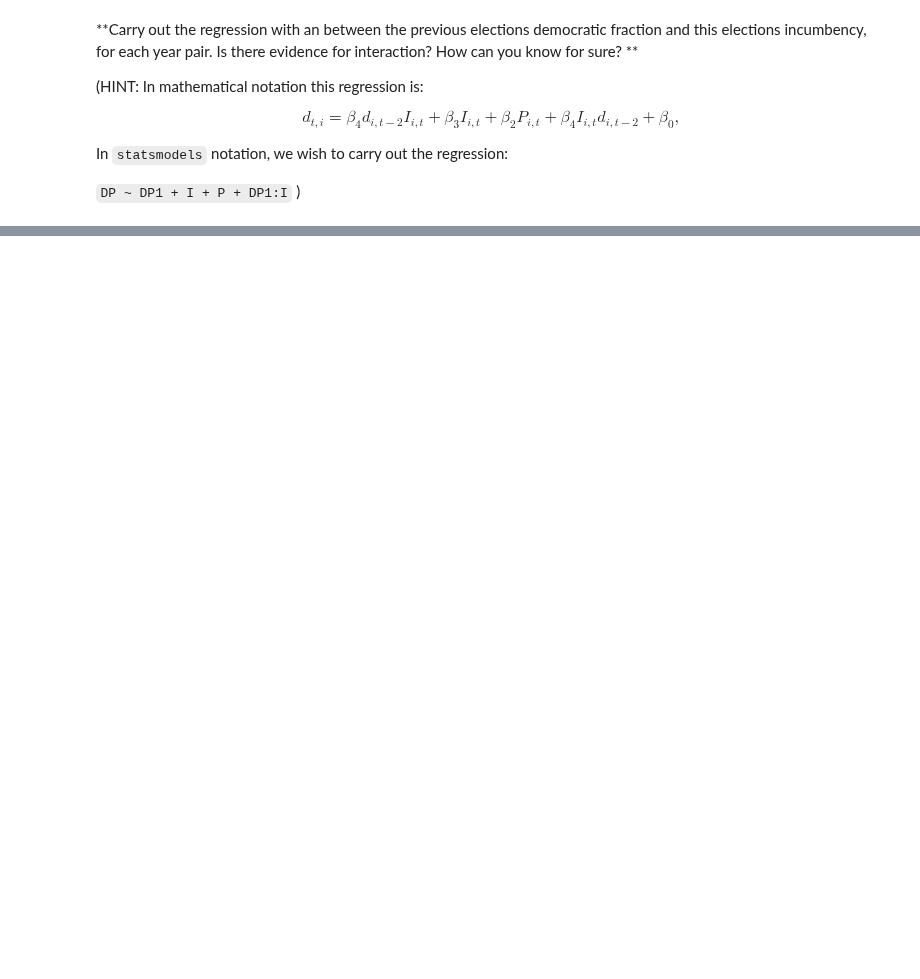
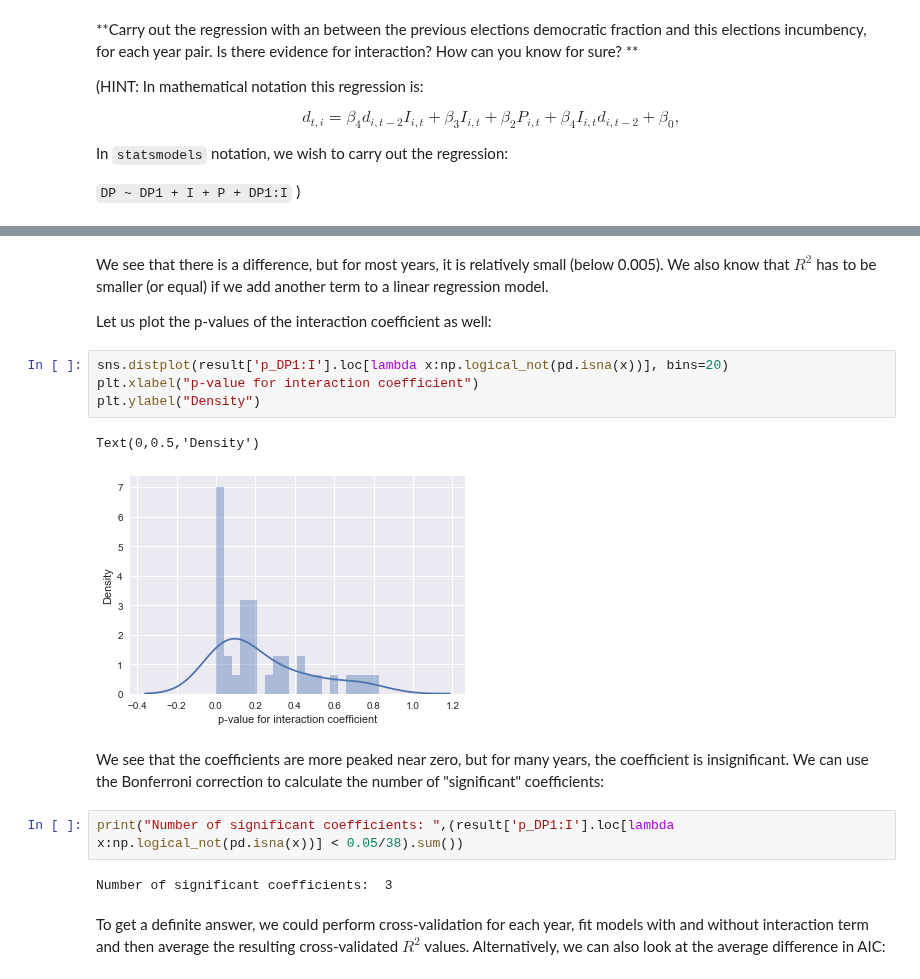
Before and after one commit to NOllAl/AM207HW, a Jupyter notebook: hw3/AM207_HW3.ipynb, the cells around one changed output, grey strips where cells are left out. Cells and saved outputs as stored; diff of their text form; blank space fills up the shorter version.

```diff
--- a/hw3/AM207_HW3.ipynb
+++ b/hw3/AM207_HW3.ipynb
@@ -830,0 +860,19 @@ In `statsmodels` notation, we wish to carry out the regression:
+# %% [markdown]
+We see that there is a difference, but for most years, it is relatively small (below 0.005). We also know that $R^2$ has to be smaller (or equal) if we add another term to a linear regression model.
+
+Let us plot the p-values of the interaction coefficient as well:
+# %%
+sns.distplot(result['p_DP1:I'].loc[lambda x:np.logical_not(pd.isna(x))], bins=20)
+plt.xlabel("p-value for interaction coefficient")
+plt.ylabel("Density")
+# %% [output]
+Text(0,0.5,'Density')
+[figure, added]
+# %% [markdown]
+We see that the coefficients are more peaked near zero, but for many years, the coefficient is insignificant. We can use the Bonferroni correction to calculate the number of "significant" coefficients:
+# %%
+print("Number of significant coefficients: ",(result['p_DP1:I'].loc[lambda x:np.logical_not(pd.isna(x))] < 0.05/38).sum())
+# %% [output]
+Number of significant coefficients:  3
+# %% [markdown]
+To get a definite answer, we could perform cross-validation for each year, fit models with and without interaction term and then average the resulting cross-validated $R^2$ values. Alternatively, we can also look at the average difference in AIC:
```
Also changed, not shown: parts of 13 cells of this notebook.
